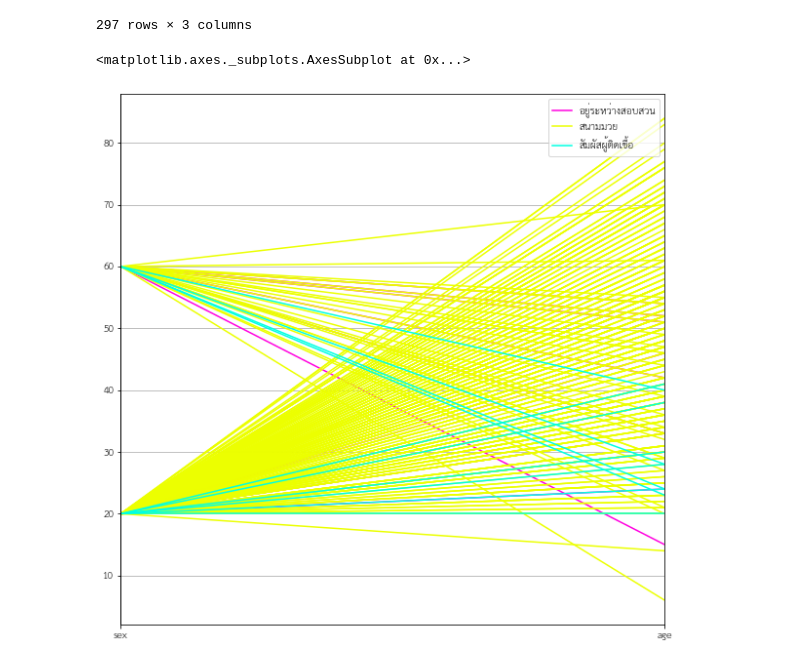
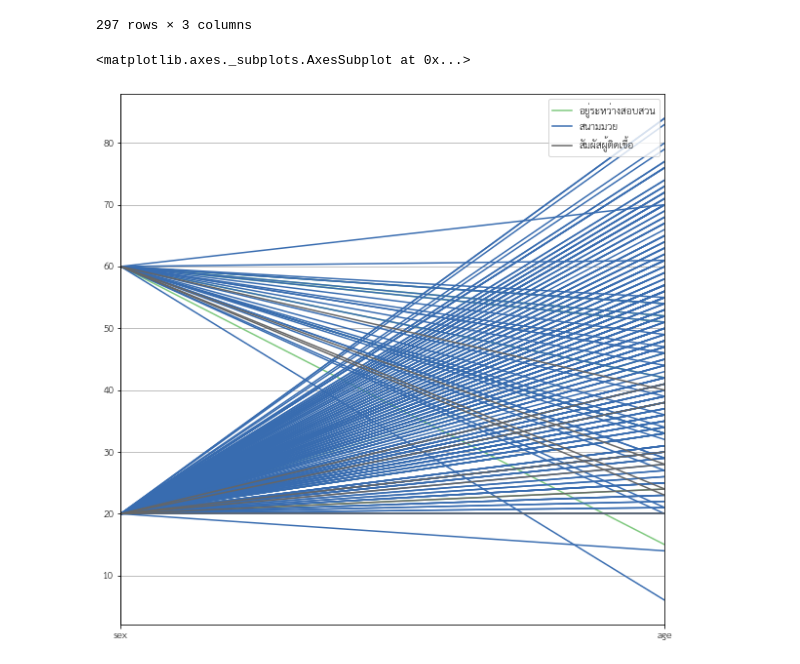
Before and after one commit to ThanikPimpiban/data_viz_2022, a Jupyter notebook: DataViz01_Table_Data.ipynb, the cells around one changed output. Saved outputs shown, nothing was run; the diff lists cells and outputs as text; code cells hidden in the pictures.

```diff
--- a/DataViz01_Table_Data.ipynb
+++ b/DataViz01_Table_Data.ipynb
@@ -285,9 +285,9 @@ import matplotlib as mpl
 mpl.font_manager.fontManager.addfont('thsarabunnew-webfont.ttf')
 mpl.rc('font', family='TH Sarabun New')
 # %%
-fig = pd.plotting.parallel_coordinates(df_merge,'risk',color=['#FF00E0','#ECFF00','#00FFE2'])
+fig = pd.plotting.parallel_coordinates(df_merge,'risk',colormap='Accent') ##  plot pararell coordinates
 fig
 # %% [output]
 <matplotlib.axes._subplots.AxesSubplot at 0x...>
-[figure, old version]
+[figure, new version]
 # %%
```
Also changed, not shown: parts of 11 cells of this notebook.
